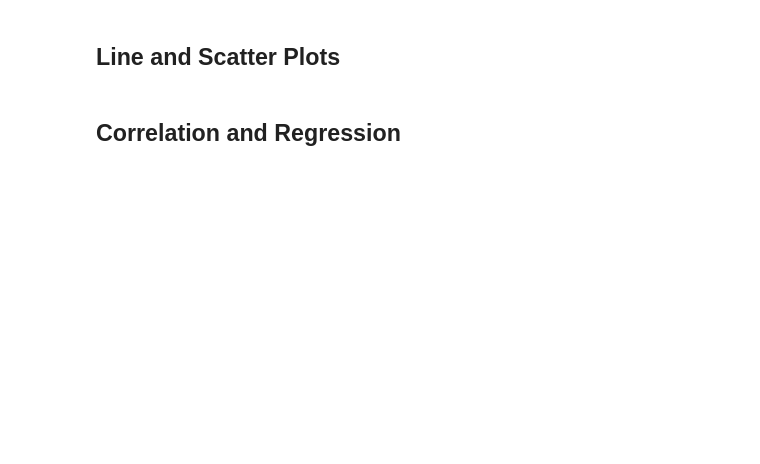
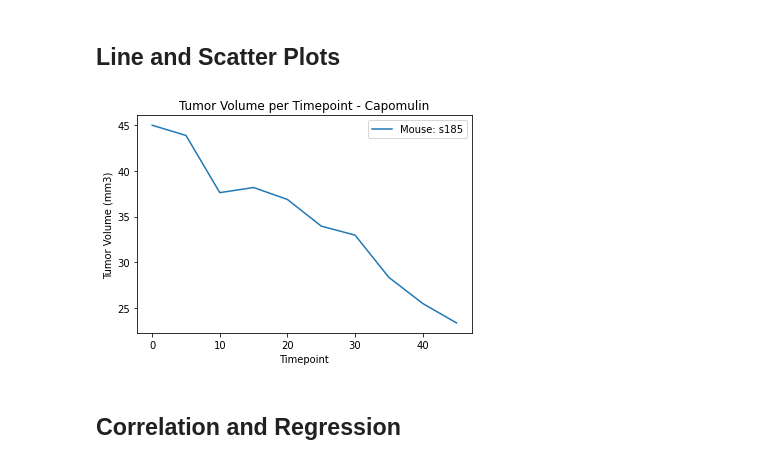
Before and after one commit to kcomalley14/matplotlib-hw, a Jupyter notebook: pymaceuticals_starter.ipynb, the cells around one changed output. Drawn from its saved outputs; the diff is of its cells as text; code cells hidden in the pictures; blank space fills up the shorter version.

```diff
--- a/pymaceuticals_starter.ipynb
+++ b/pymaceuticals_starter.ipynb
@@ -199,3 +261,19 @@ plt.show()
+# %%
+# Generate a line plot of time point versus tumor volume for a mouse treated with Capomulin
+capomulin_df = clean_data.loc[clean_data['Drug Regimen'] == 'Capomulin', :]
+capomulin_mouse_df = capomulin_df.loc[capomulin_df['Mouse ID'] == 's185', :]
+
+timepoint_capomulin = capomulin_mouse_df['Timepoint']
+tumor_volume_cap = capomulin_mouse_df['Tumor Volume (mm3)']
+
+tumor_plot, = plt.plot(timepoint_capomulin, tumor_volume_cap, label='Mouse: s185')
+plt.title("Tumor Volume per Timepoint - Capomulin")
+plt.xlabel('Timepoint')
+plt.ylabel('Tumor Volume (mm3)')
+plt.legend(loc='best')
+plt.show()
+# %% [output]
+[figure, added]
 # %%
 # Generate a scatter plot of mouse weight versus average tumor volume for the Capomulin regimen
 # %% [markdown]
```
Also changed, not shown: parts of 5 cells of this notebook, 2 other files.
